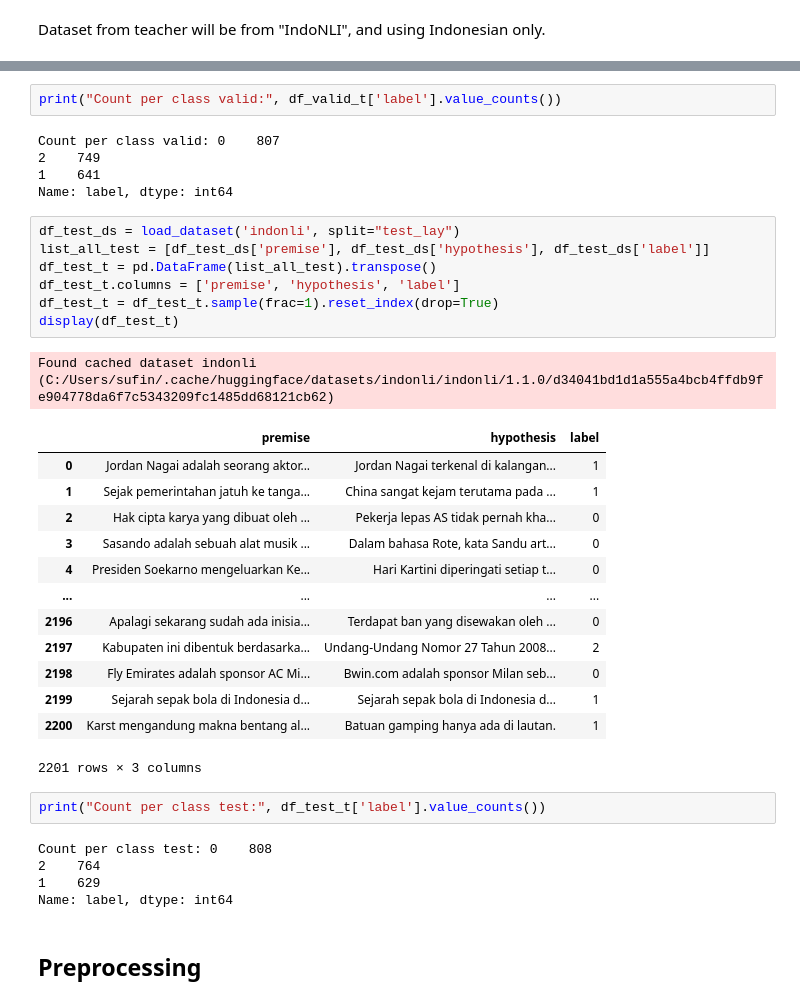
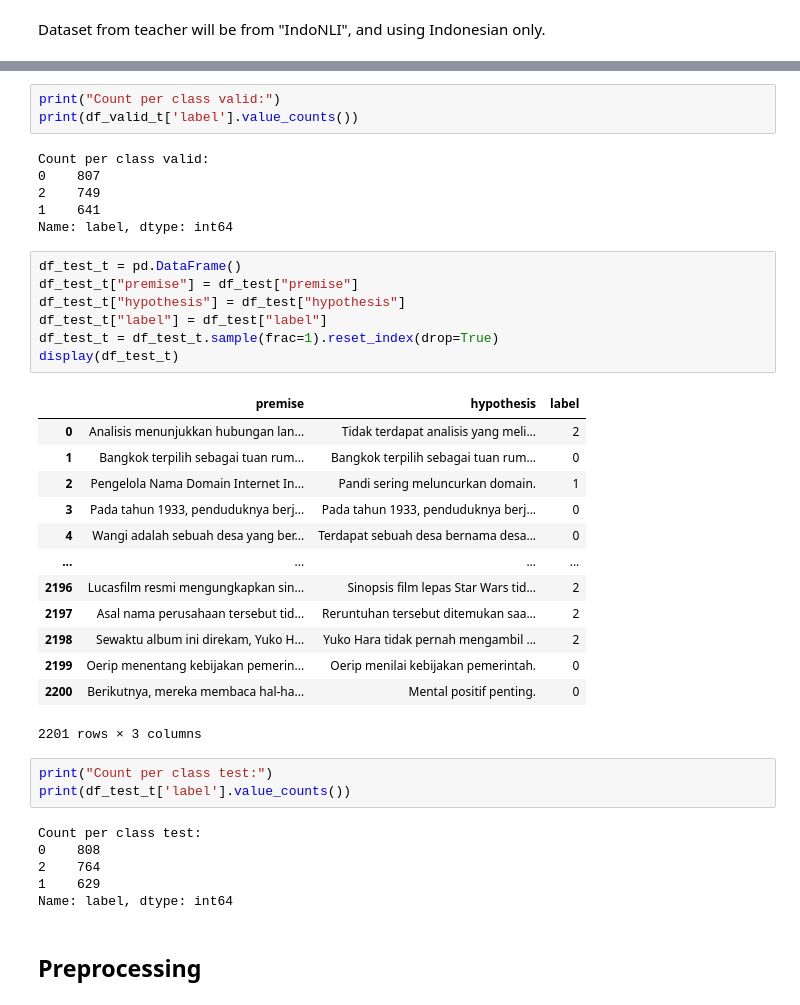
Before and after one commit to Tesis-IF/Indo-Javanese-NLI, a Jupyter notebook: ResearchedModels/NLI Transfer Learning.ipynb, the cells around one changed output, grey strips where cells are left out. Drawn from its saved outputs; the diff is of its cells as text.

```diff
--- a/ResearchedModels/NLI Transfer Learning.ipynb
+++ b/ResearchedModels/NLI Transfer Learning.ipynb
@@ -194,36 +218,39 @@ Found cached dataset indonli (C:/Users/sufin/.cache/huggingface/datasets/indonli
 # %%
-print("Count per class valid:", df_valid_t['label'].value_counts())
+print("Count per class valid:")
+print(df_valid_t['label'].value_counts())
 # %% [output]
-Count per class valid: 0    807
+Count per class valid:
+0    807
 2    749
 1    641
 Name: label, dtype: int64
 # %%
-df_test_ds = load_dataset('indonli', split="test_lay")
-list_all_test = [df_test_ds['premise'], df_test_ds['hypothesis'], df_test_ds['label']]
-df_test_t = pd.DataFrame(list_all_test).transpose()
-df_test_t.columns = ['premise', 'hypothesis', 'label']
+df_test_t = pd.DataFrame()
+df_test_t["premise"] = df_test["premise"]
+df_test_t["hypothesis"] = df_test["hypothesis"]
+df_test_t["label"] = df_test["label"]
 df_test_t = df_test_t.sample(frac=1).reset_index(drop=True)
 display(df_test_t)
 # %% [output]
+|  | premise | hypothesis | label |
+| 0 | Analisis menunjukkan hubungan lan... | Tidak terdapat analisis yang meli... | 2 |
+| 1 | Bangkok terpilih sebagai tuan rum... | Bangkok terpilih sebagai tuan rum... | 0 |
+| 2 | Pengelola Nama Domain Internet In... | Pandi sering meluncurkan domain. | 1 |
+| 3 | Pada tahun 1933, penduduknya berj... | Pada tahun 1933, penduduknya berj... | 0 |
+| 4 | Wangi adalah sebuah desa yang ber... | Terdapat sebuah desa bernama desa... | 0 |
+| ... | ... | ... | ... |
+| 2196 | Lucasfilm resmi mengungkapkan sin... | Sinopsis film lepas Star Wars tid... | 2 |
+| 2197 | Asal nama perusahaan tersebut tid... | Reruntuhan tersebut ditemukan saa... | 2 |
+| 2198 | Sewaktu album ini direkam, Yuko H... | Yuko Hara tidak pernah mengambil ... | 2 |
+| 2199 | Oerip menentang kebijakan pemerin... | Oerip menilai kebijakan pemerintah. | 0 |
+| 2200 | Berikutnya, mereka membaca hal-ha... | Mental positif penting. | 0 |
-Found cached dataset indonli (C:/Users/sufin/.cache/huggingface/datasets/indonli/indonli/1.1.0/d34041bd1d1a555a4bcb4ffdb9fe904778da6f7c5343209fc1485dd68121cb62)
+2201 rows × 3 columns
-|  | premise | hypothesis | label |
-| 0 | Jordan Nagai adalah seorang aktor... | Jordan Nagai terkenal di kalangan... | 1 |
-| 1 | Sejak pemerintahan jatuh ke tanga... | China sangat kejam terutama pada ... | 1 |
-| 2 | Hak cipta karya yang dibuat oleh ... | Pekerja lepas AS tidak pernah kha... | 0 |
-| 3 | Sasando adalah sebuah alat musik ... | Dalam bahasa Rote, kata Sandu art... | 0 |
-| 4 | Presiden Soekarno mengeluarkan Ke... | Hari Kartini diperingati setiap t... | 0 |
-| ... | ... | ... | ... |
-| 2196 | Apalagi sekarang sudah ada inisia... | Terdapat ban yang disewakan oleh ... | 0 |
-| 2197 | Kabupaten ini dibentuk berdasarka... | Undang-Undang Nomor 27 Tahun 2008... | 2 |
-| 2198 | Fly Emirates adalah sponsor AC Mi... | Bwin.com adalah sponsor Milan seb... | 0 |
-| 2199 | Sejarah sepak bola di Indonesia d... | Sejarah sepak bola di Indonesia d... | 1 |
-| 2200 | Karst mengandung makna bentang al... | Batuan gamping hanya ada di lautan. | 1 |
-2201 rows × 3 columns
 # %%
-print("Count per class test:", df_test_t['label'].value_counts())
+print("Count per class test:")
+print(df_test_t['label'].value_counts())
 # %% [output]
-Count per class test: 0    808
+Count per class test:
+0    808
 2    764
 1    629
 Name: label, dtype: int64
```
Also changed, not shown: parts of 76 cells of this notebook.
